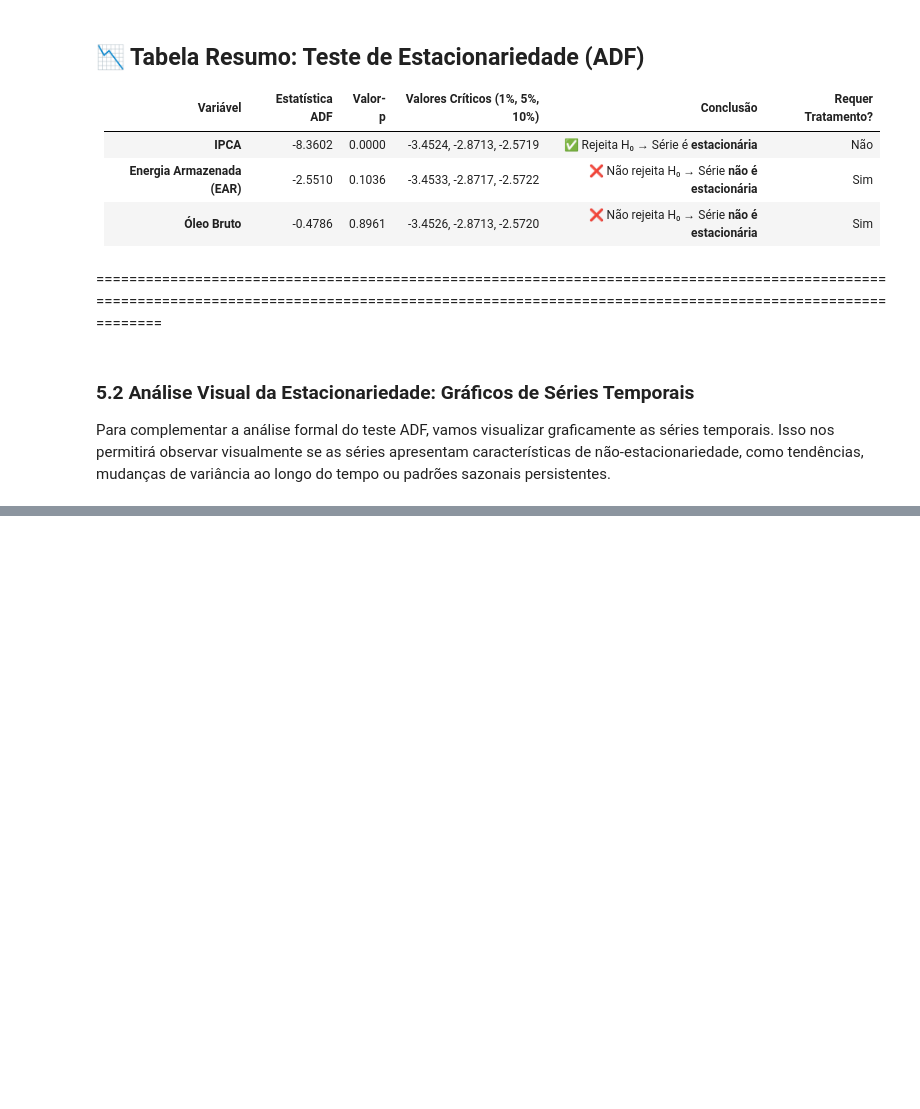
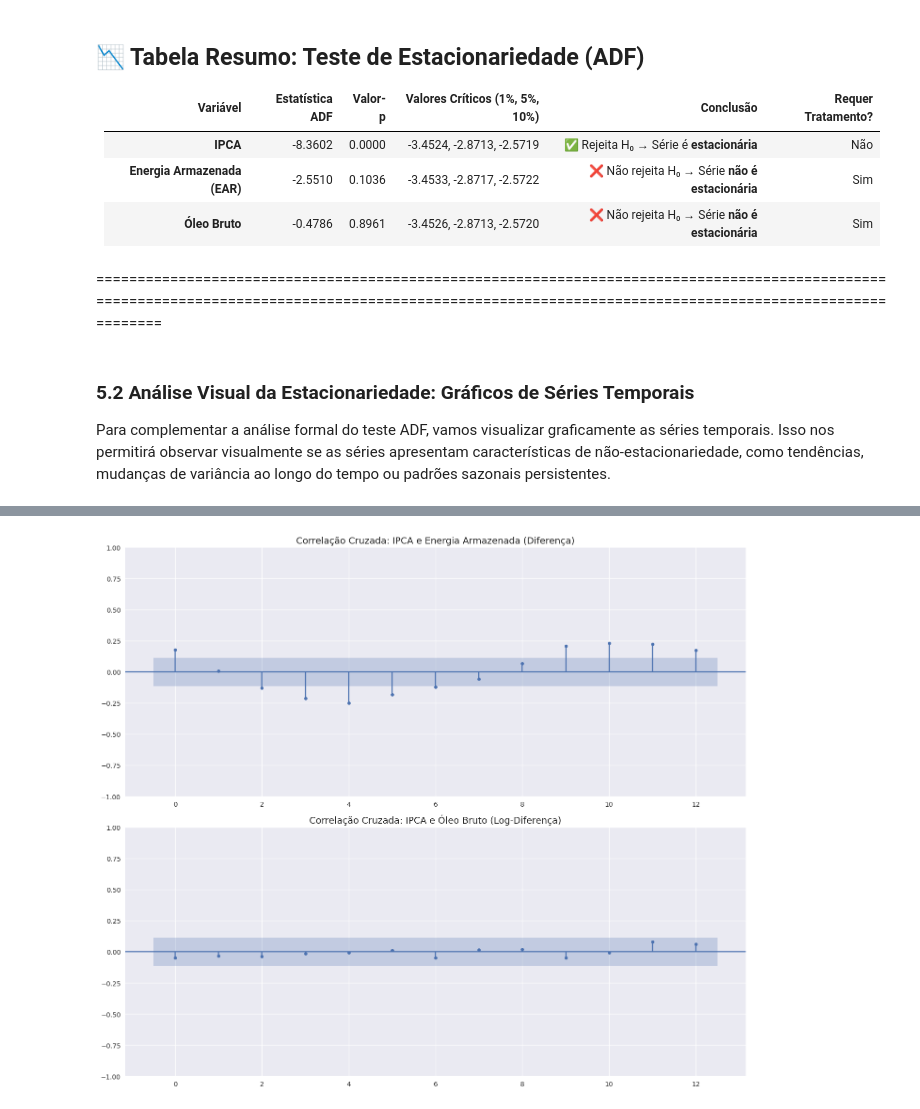
Before and after one commit to DPH38/DataScienceProject-, a Jupyter notebook: analise.ipynb, the cells around one changed output, grey strips where cells are left out. Cells and saved outputs as stored; diff of their text form; code cells hidden in the pictures; blank space fills up the shorter version.

```diff
--- a/analise.ipynb
+++ b/analise.ipynb
@@ -680,0 +456,29 @@ plt.show()
+# %%
+# Análise de Correlação Cruzada (CCF) usando statsmodels.graphics.tsaplots
+from statsmodels.graphics.tsaplots import plot_acf, plot_pacf, plot_ccf
+import matplotlib.pyplot as plt
+
+# Configuração para melhorar a visualização
+plt.style.use('seaborn-v0_8')
+plt.rcParams['figure.figsize'] = (14, 10)
+
+# Definindo o número máximo de lags para análise
+lags = 12
+
+# Criando uma figura com 2 subplots para CCF
+fig, axes = plt.subplots(2, 1, figsize=(14, 12))
+
+# Gráfico CCF entre IPCA e EAR (diferença)
+plot_ccf(df_transformed['ipca'], df_transformed['ear_diff'], lags=lags, ax=axes[0])
+axes[0].set_title('Correlação Cruzada: IPCA e Energia Armazenada (Diferença)', fontsize=14)
+axes[0].grid(True)
+
+# Gráfico CCF entre IPCA e Óleo Bruto (log-diferença)
+plot_ccf(df_transformed['ipca'], df_transformed['oleo_bruto_log_diff'], lags=lags, ax=axes[1])
+axes[1].set_title('Correlação Cruzada: IPCA e Óleo Bruto (Log-Diferença)', fontsize=14)
+axes[1].grid(True)
+
+plt.tight_layout()
+plt.show()
+# %% [output]
+[figure, added]
```
Also changed, not shown: parts of 26 cells of this notebook, 1 other file.
